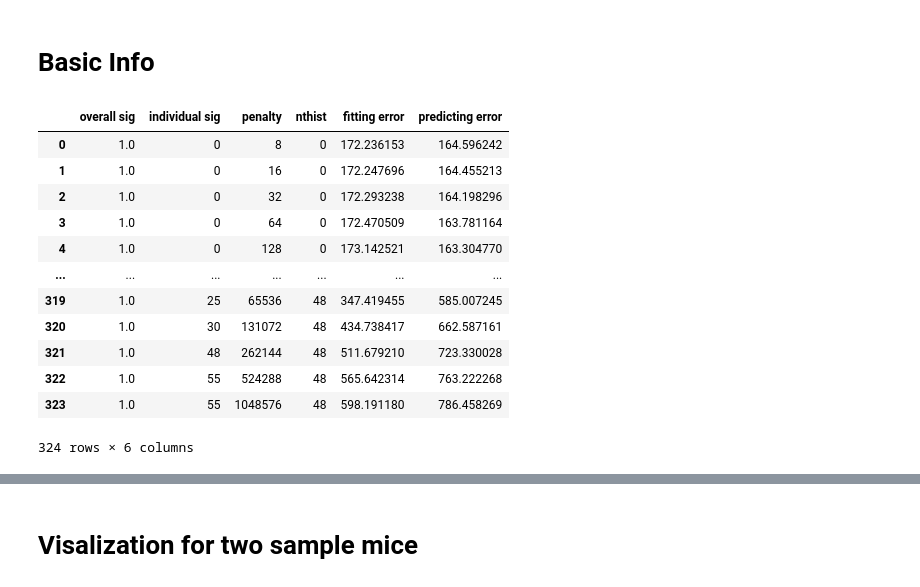
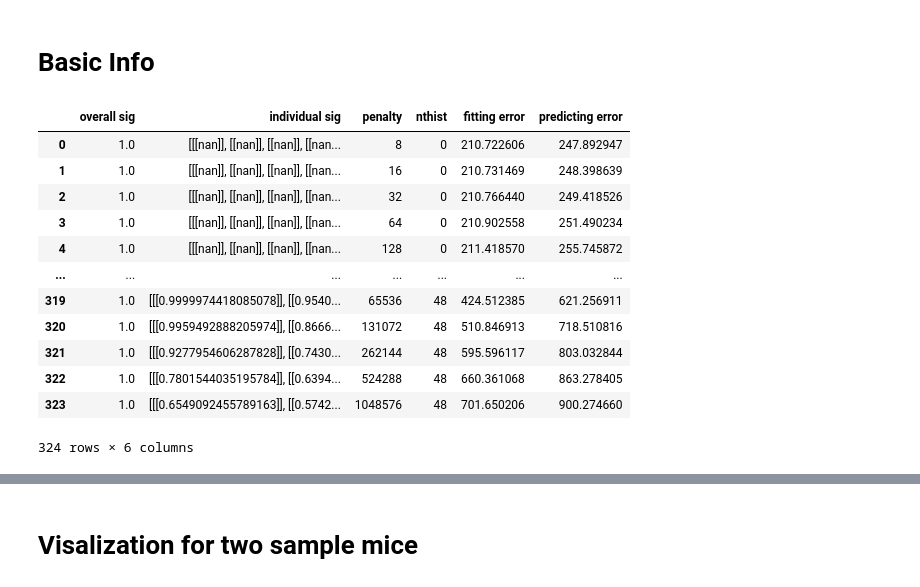
Before and after one commit to kisaragiRY/decoding-DG, a Jupyter notebook: notebooks/analysis_rr_summed_spikes.ipynb, the cells around one changed output, grey strips where cells are left out. Saved outputs shown, nothing was run; the diff lists cells and outputs as text; code cells hidden in the pictures.

Commit message:
WIP: visualize significance results #9

```diff
--- a/notebooks/analysis_rr_summed_spikes.ipynb
+++ b/notebooks/analysis_rr_summed_spikes.ipynb
@@ -21,33 +21,33 @@ output_dir=Path("output/data/ridge_regression/")
 # %% [markdown]
 # Basic Info
 # %%
-data_name=str(datalist[1]).split('/')[-1]
+data_name=str(datalist[0]).split('/')[-1]
 sample_type = "knockout" if "CaMKII" in data_name else "wild-type"
 
 with open(output_dir/Path(f"rr_summed_spikes_{data_name}.pickle"),"rb") as f:
     results_all=pickle.load(f)
 
 df=pd.DataFrame({
     "overall sig":[result['model_smry']["overall sig"][0][0] for result in results_all],
-    "individual sig":[np.sum(np.array(result['model_smry']["individual sig"]).ravel()<.95) for result in results_all],
+    "individual sig":[result['model_smry']["individual sig"] for result in results_all],
     "penalty": [result['penalty'] for result in results_all],
     "nthist": [result['nthist'] for result in results_all],
     "fitting error": [result['model_smry']['fitted error']/25 for result in results_all],
     "predicting error": [cal_mse(result['model_smry']["prediction"],result["y_test"])/25 for result in results_all],
 
 })
 df
 # %% [output]
 |  | overall sig | individual sig | penalty | nthist | fitting error | predicting error |
-| 0 | 1.0 | 0 | 8 | 0 | 172.236153 | 164.596242 |
-| 1 | 1.0 | 0 | 16 | 0 | 172.247696 | 164.455213 |
-| 2 | 1.0 | 0 | 32 | 0 | 172.293238 | 164.198296 |
-| 3 | 1.0 | 0 | 64 | 0 | 172.470509 | 163.781164 |
-| 4 | 1.0 | 0 | 128 | 0 | 173.142521 | 163.304770 |
+| 0 | 1.0 | [[[nan]], [[nan]], [[nan]], [[nan... | 8 | 0 | 210.722606 | 247.892947 |
+| 1 | 1.0 | [[[nan]], [[nan]], [[nan]], [[nan... | 16 | 0 | 210.731469 | 248.398639 |
+| 2 | 1.0 | [[[nan]], [[nan]], [[nan]], [[nan... | 32 | 0 | 210.766440 | 249.418526 |
+| 3 | 1.0 | [[[nan]], [[nan]], [[nan]], [[nan... | 64 | 0 | 210.902558 | 251.490234 |
+| 4 | 1.0 | [[[nan]], [[nan]], [[nan]], [[nan... | 128 | 0 | 211.418570 | 255.745872 |
 | ... | ... | ... | ... | ... | ... | ... |
-| 319 | 1.0 | 25 | 65536 | 48 | 347.419455 | 585.007245 |
-| 320 | 1.0 | 30 | 131072 | 48 | 434.738417 | 662.587161 |
-| 321 | 1.0 | 48 | 262144 | 48 | 511.679210 | 723.330028 |
-| 322 | 1.0 | 55 | 524288 | 48 | 565.642314 | 763.222268 |
-| 323 | 1.0 | 55 | 1048576 | 48 | 598.191180 | 786.458269 |
+| 319 | 1.0 | [[[0.9999974418085078]], [[0.9540... | 65536 | 48 | 424.512385 | 621.256911 |
+| 320 | 1.0 | [[[0.9959492888205974]], [[0.8666... | 131072 | 48 | 510.846913 | 718.510816 |
+| 321 | 1.0 | [[[0.9277954606287828]], [[0.7430... | 262144 | 48 | 595.596117 | 803.032844 |
+| 322 | 1.0 | [[[0.7801544035195784]], [[0.6394... | 524288 | 48 | 660.361068 | 863.278405 |
+| 323 | 1.0 | [[[0.6549092455789163]], [[0.5742... | 1048576 | 48 | 701.650206 | 900.274660 |
 324 rows × 6 columns
```
Also changed, not shown: parts of 1 cell of this notebook.
